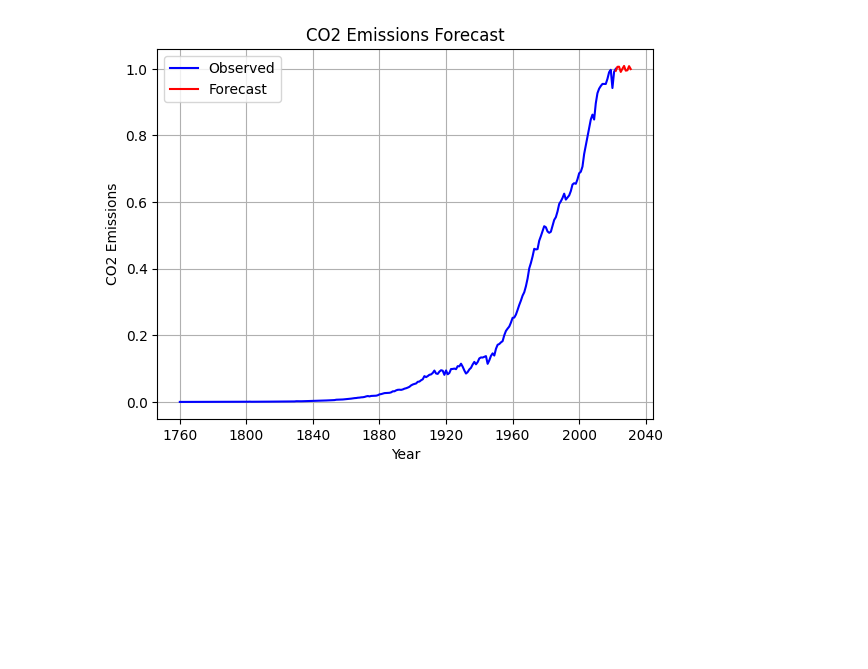
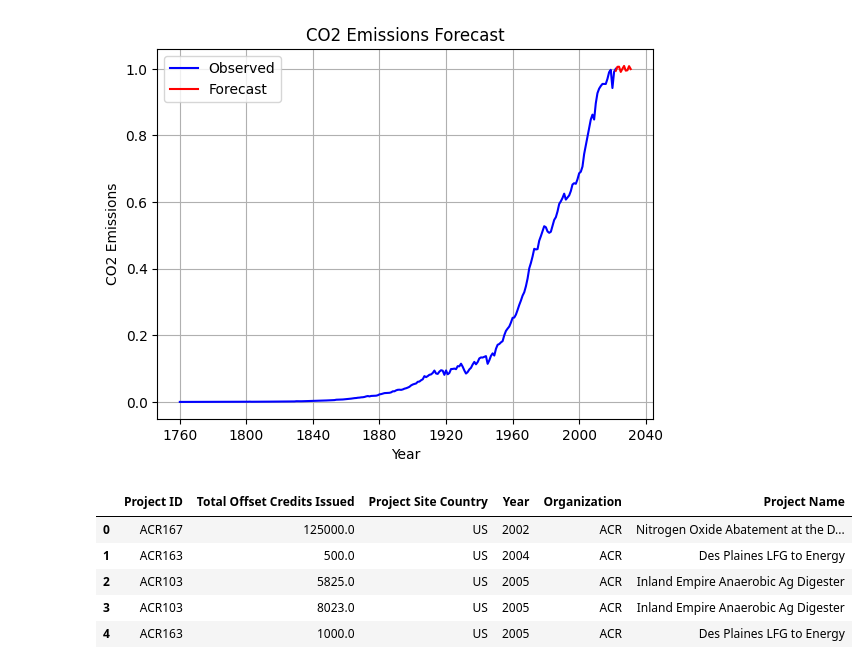
Before and after one commit to Wairimukimm/Carbon-credits-chronicles, a Jupyter notebook: Notebook.ipynb, the cells around one changed output. Cells and saved outputs as stored; diff of their text form; code cells hidden in the pictures; blank space fills up the shorter version.

```diff
--- a/Notebook.ipynb
+++ b/Notebook.ipynb
@@ -937,3 +1012,12 @@ plt.grid(True)
 plt.show()
 # %% [output]
 [figure]
+# %%
+merged_org_df.head()
+# %% [output]
+|  | Project ID | Total Offset Credits Issued | Project Site Country | Year | Organization | Project Name |
+| 0 | ACR167 | 125000.0 | US | 2002 | ACR | Nitrogen Oxide Abatement at the D... |
+| 1 | ACR163 | 500.0 | US | 2004 | ACR | Des Plaines LFG to Energy |
+| 2 | ACR103 | 5825.0 | US | 2005 | ACR | Inland Empire Anaerobic Ag Digester |
+| 3 | ACR103 | 8023.0 | US | 2005 | ACR | Inland Empire Anaerobic Ag Digester |
+| 4 | ACR163 | 1000.0 | US | 2005 | ACR | Des Plaines LFG to Energy |
```
Also changed, not shown: parts of 5 cells of this notebook.
